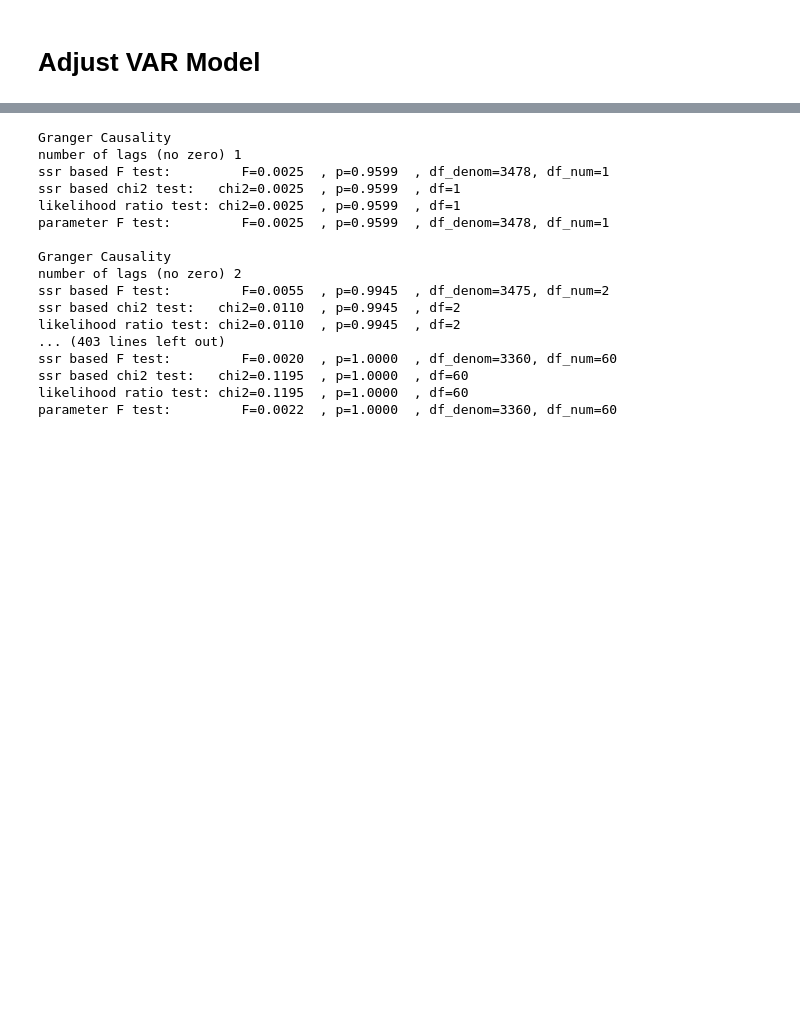
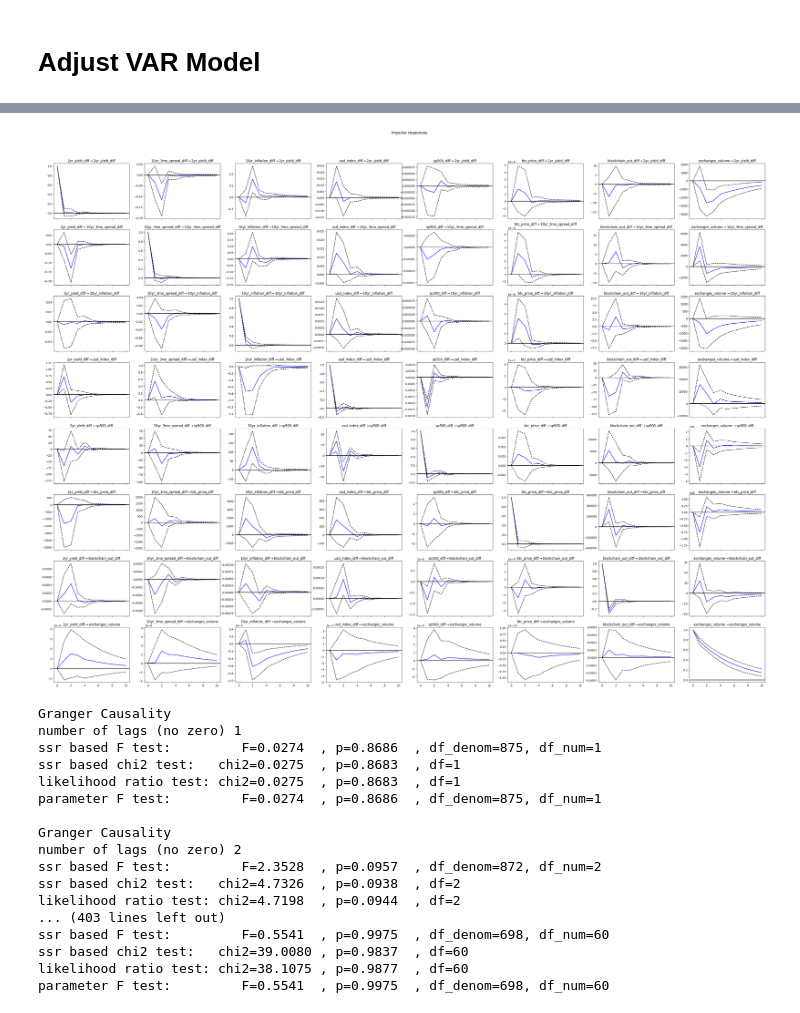
Before and after one commit to Moises-mfg/Analise-exploratoria-blockchain-Bitcoin, a Jupyter notebook: svar_bitcoin_3.ipynb, the cells around one changed output, grey strips where cells are left out. Saved outputs shown, nothing was run; the diff lists cells and outputs as text; code cells hidden in the pictures; blank space fills up the shorter version.

```diff
--- a/svar_bitcoin_3.ipynb
+++ b/svar_bitcoin_3.ipynb
@@ -301,25 +271,29 @@ irf.plot(impulse='df_all_exchanges_volume', response='total_out_BTC_usd_diff')
+# %%
+irf.plot(figsize=(40, 30))
+# %% [output]
+[figure, added]
 # %%
 from statsmodels.tsa.stattools import grangercausalitytests
 
 max_lag = 60
-test_result = grangercausalitytests(df_var[['total_out_BTC_usd_diff','df_all_exchanges_volume']], max_lag, verbose=True)
+test_result = grangercausalitytests(df_var[['blockchain_out_diff','exchanges_volume']], max_lag, verbose=True)
 # %% [output]
 Granger Causality
 number of lags (no zero) 1
-ssr based F test:         F=0.0025  , p=0.9599  , df_denom=3478, df_num=1
-ssr based chi2 test:   chi2=0.0025  , p=0.9599  , df=1
-likelihood ratio test: chi2=0.0025  , p=0.9599  , df=1
-parameter F test:         F=0.0025  , p=0.9599  , df_denom=3478, df_num=1
+ssr based F test:         F=0.0274  , p=0.8686  , df_denom=875, df_num=1
+ssr based chi2 test:   chi2=0.0275  , p=0.8683  , df=1
+likelihood ratio test: chi2=0.0275  , p=0.8683  , df=1
+parameter F test:         F=0.0274  , p=0.8686  , df_denom=875, df_num=1
 
 Granger Causality
 number of lags (no zero) 2
-ssr based F test:         F=0.0055  , p=0.9945  , df_denom=3475, df_num=2
-ssr based chi2 test:   chi2=0.0110  , p=0.9945  , df=2
-likelihood ratio test: chi2=0.0110  , p=0.9945  , df=2
+ssr based F test:         F=2.3528  , p=0.0957  , df_denom=872, df_num=2
+ssr based chi2 test:   chi2=4.7326  , p=0.0938  , df=2
+likelihood ratio test: chi2=4.7198  , p=0.0944  , df=2
 ... (403 lines left out)
-ssr based F test:         F=0.0020  , p=1.0000  , df_denom=3360, df_num=60
-ssr based chi2 test:   chi2=0.1195  , p=1.0000  , df=60
-likelihood ratio test: chi2=0.1195  , p=1.0000  , df=60
-parameter F test:         F=0.0022  , p=1.0000  , df_denom=3360, df_num=60
+ssr based F test:         F=0.5541  , p=0.9975  , df_denom=698, df_num=60
+ssr based chi2 test:   chi2=39.0080 , p=0.9837  , df=60
+likelihood ratio test: chi2=38.1075 , p=0.9877  , df=60
+parameter F test:         F=0.5541  , p=0.9975  , df_denom=698, df_num=60
 # %%
 max_lag = 60
```
Also changed, not shown: parts of 25 cells of this notebook, 1 other file.
